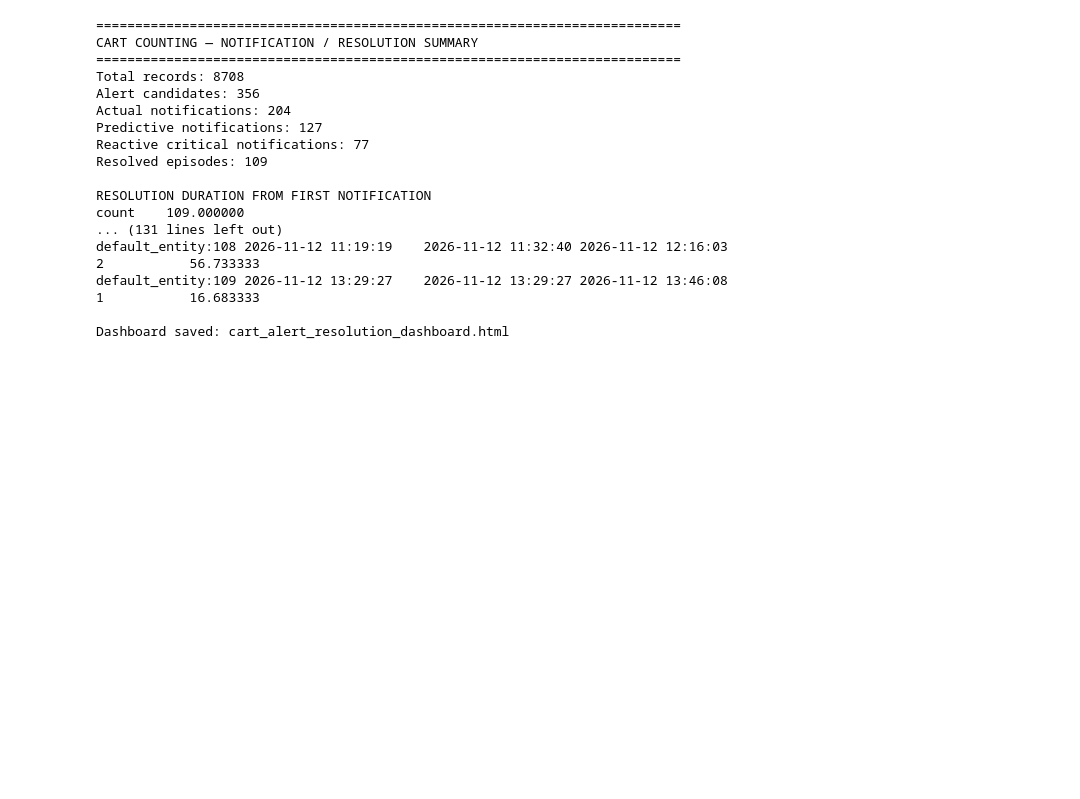
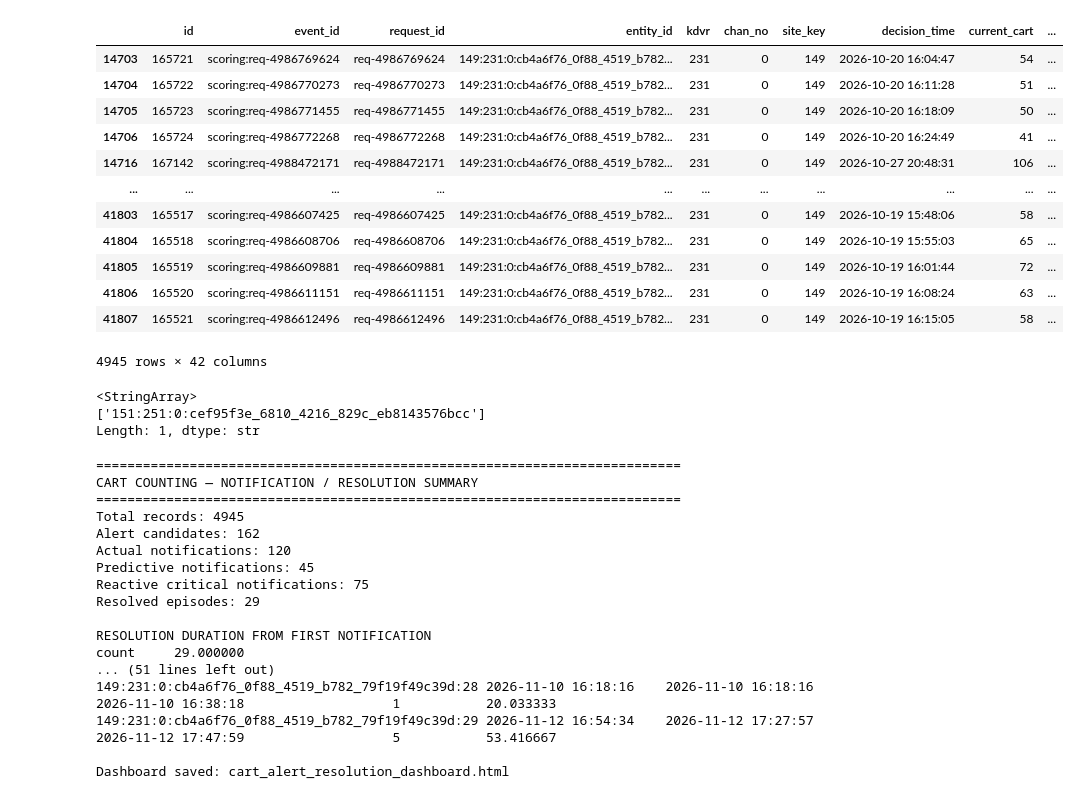
Before and after one commit to ZacFawkes/Cartcounting_model_forecast, a Jupyter notebook: backtest plot.ipynb, the cells around one changed output. Cells and saved outputs as stored; diff of their text form; code cells hidden in the pictures; blank space fills up the shorter version.

Commit message:
alert engine modification

```diff
--- a/backtest plot.ipynb
+++ b/backtest plot.ipynb
@@ -67,16 +69,38 @@ df
 # %%
 final_result
 # %%
-final_result = pd.read_csv(r'/Users/Zac/PycharmProjects/Cartcounting_model_forecast/cart_platform/outputs/cms_phuoc_dbo_scoring_results.csv')
+final_result = pd.read_csv(r'/Users/Zac/PycharmProjects/Cartcounting_model_forecast/cart_platform/outputs/scoring_results.csv')
 final_result['decision_time'] = pd.to_datetime(final_result['decision_time'])
-final_result = final_result[final_result['entity_id']=='163:215:0:2ebecfe8_1d8d_4c91_88db_f3a25de710b8']
+final_result = final_result[final_result['entity_id']=='149:231:0:cb4a6f76_0f88_4519_b782_79f19f49c39d']
 final_result
+# %% [output]
+|  | id | event_id | request_id | entity_id | kdvr | chan_no | site_key | decision_time | current_cart | ... |
+| 14703 | 165721 | scoring:req-4986769624 | req-4986769624 | 149:231:0:cb4a6f76_0f88_4519_b782... | 231 | 0 | 149 | 2026-10-20 16:04:47 | 54 | ... |
+| 14704 | 165722 | scoring:req-4986770273 | req-4986770273 | 149:231:0:cb4a6f76_0f88_4519_b782... | 231 | 0 | 149 | 2026-10-20 16:11:28 | 51 | ... |
+| 14705 | 165723 | scoring:req-4986771455 | req-4986771455 | 149:231:0:cb4a6f76_0f88_4519_b782... | 231 | 0 | 149 | 2026-10-20 16:18:09 | 50 | ... |
+| 14706 | 165724 | scoring:req-4986772268 | req-4986772268 | 149:231:0:cb4a6f76_0f88_4519_b782... | 231 | 0 | 149 | 2026-10-20 16:24:49 | 41 | ... |
+| 14716 | 167142 | scoring:req-4988472171 | req-4988472171 | 149:231:0:cb4a6f76_0f88_4519_b782... | 231 | 0 | 149 | 2026-10-27 20:48:31 | 106 | ... |
+| ... | ... | ... | ... | ... | ... | ... | ... | ... | ... | ... |
+| 41803 | 165517 | scoring:req-4986607425 | req-4986607425 | 149:231:0:cb4a6f76_0f88_4519_b782... | 231 | 0 | 149 | 2026-10-19 15:48:06 | 58 | ... |
+| 41804 | 165518 | scoring:req-4986608706 | req-4986608706 | 149:231:0:cb4a6f76_0f88_4519_b782... | 231 | 0 | 149 | 2026-10-19 15:55:03 | 65 | ... |
+| 41805 | 165519 | scoring:req-4986609881 | req-4986609881 | 149:231:0:cb4a6f76_0f88_4519_b782... | 231 | 0 | 149 | 2026-10-19 16:01:44 | 72 | ... |
+| 41806 | 165520 | scoring:req-4986611151 | req-4986611151 | 149:231:0:cb4a6f76_0f88_4519_b782... | 231 | 0 | 149 | 2026-10-19 16:08:24 | 63 | ... |
+| 41807 | 165521 | scoring:req-4986612496 | req-4986612496 | 149:231:0:cb4a6f76_0f88_4519_b782... | 231 | 0 | 149 | 2026-10-19 16:15:05 | 58 | ... |
+4945 rows × 42 columns
 # %%
 final_result['entity_id'].unique()
-# [ '151:251:0:cef95f3e_6810_4216_829c_eb8143576bcc',
+# [ '188:165:0:2acf0033_bcb5_46b1_933f_5bda40d4295e',
 #   '163:215:0:2ebecfe8_1d8d_4c91_88db_f3a25de710b8',
 #  '168:194:13:540f7e8b_bf61_47fa_a812_a8fa45c7ad56',
-#   '188:165:4:4870e2bd_f9ab_49b3_b57d_4e6344e79d1b']
+#   '151:251:0:cef95f3e_6810_4216_829c_eb8143576bcc',
+#   '188:165:4:4870e2bd_f9ab_49b3_b57d_4e6344e79d1b',
+#   '149:231:0:cb4a6f76_0f88_4519_b782_79f19f49c39d',
+#   '182:254:1:a8524e37_e436_42fd_9124_eb746a93ae61',
+#   '170:225:1:2c5d30fa_c97c_41d2_b2fe_32bfd15bca56']
+# %% [output]
+<StringArray>
+['151:251:0:cef95f3e_6810_4216_829c_eb8143576bcc']
+Length: 1, dtype: str
 # %%
 import pandas as pd
 import numpy as np
@@ -1715,17 +1739,17 @@ fig.show(
 ===========================================================================
 CART COUNTING — NOTIFICATION / RESOLUTION SUMMARY
 ===========================================================================
-Total records: 8708
-Alert candidates: 356
-Actual notifications: 204
-Predictive notifications: 127
-Reactive critical notifications: 77
-Resolved episodes: 109
+Total records: 4945
+Alert candidates: 162
+Actual notifications: 120
+Predictive notifications: 45
+Reactive critical notifications: 75
+Resolved episodes: 29
 
 RESOLUTION DURATION FROM FIRST NOTIFICATION
-count    109.000000
-... (131 lines left out)
-default_entity:108 2026-11-12 11:19:19    2026-11-12 11:32:40 2026-11-12 12:16:03                   2           56.733333
-default_entity:109 2026-11-12 13:29:27    2026-11-12 13:29:27 2026-11-12 13:46:08                   1           16.683333
+count     29.000000
+... (51 lines left out)
+149:231:0:cb4a6f76_0f88_4519_b782_79f19f49c39d:28 2026-11-10 16:18:16    2026-11-10 16:18:16 2026-11-10 16:38:18                   1           20.033333
+149:231:0:cb4a6f76_0f88_4519_b782_79f19f49c39d:29 2026-11-12 16:54:34    2026-11-12 17:27:57 2026-11-12 17:47:59                   5           53.416667
 
 Dashboard saved: cart_alert_resolution_dashboard.html
```
Also changed, not shown: parts of 1 cell of this notebook.
